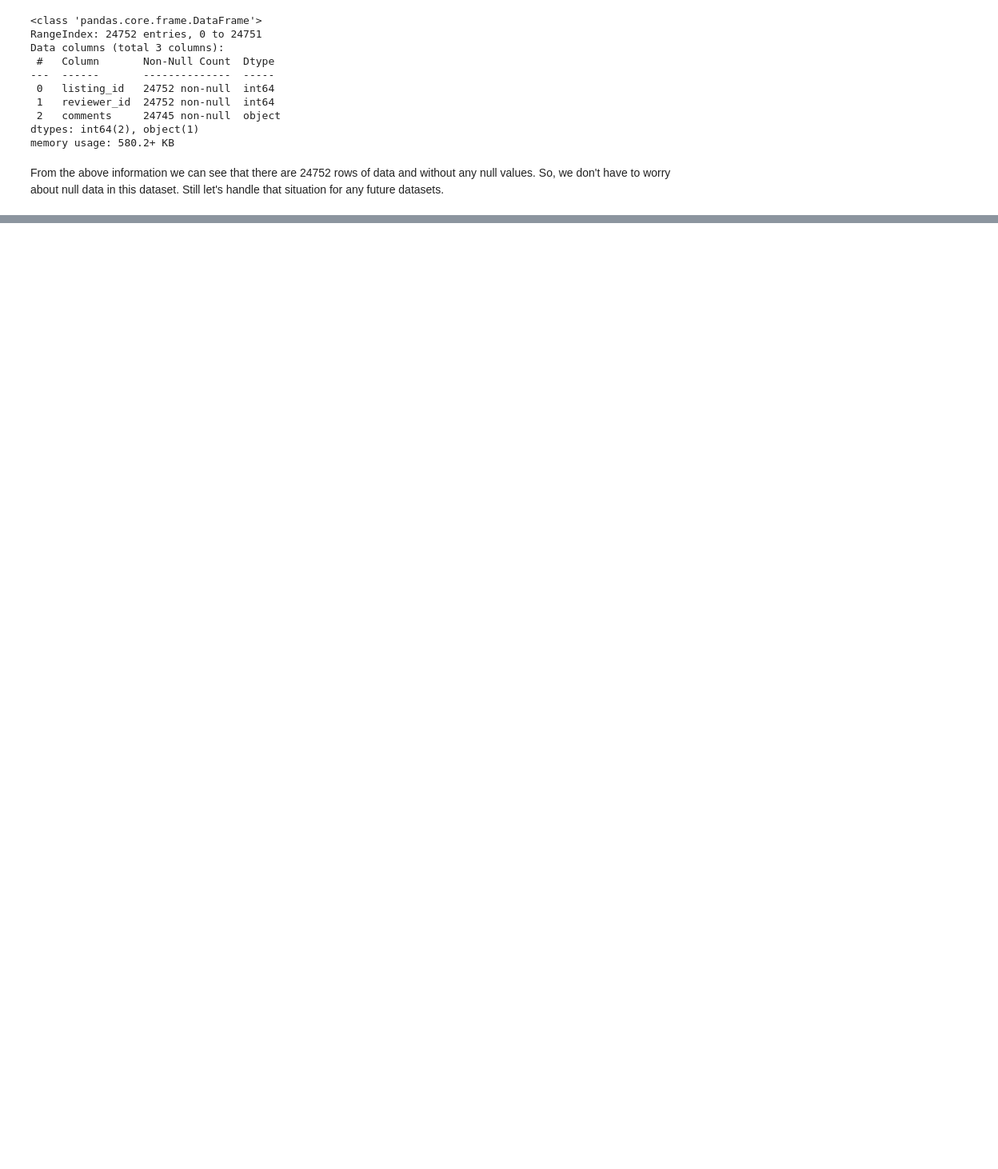
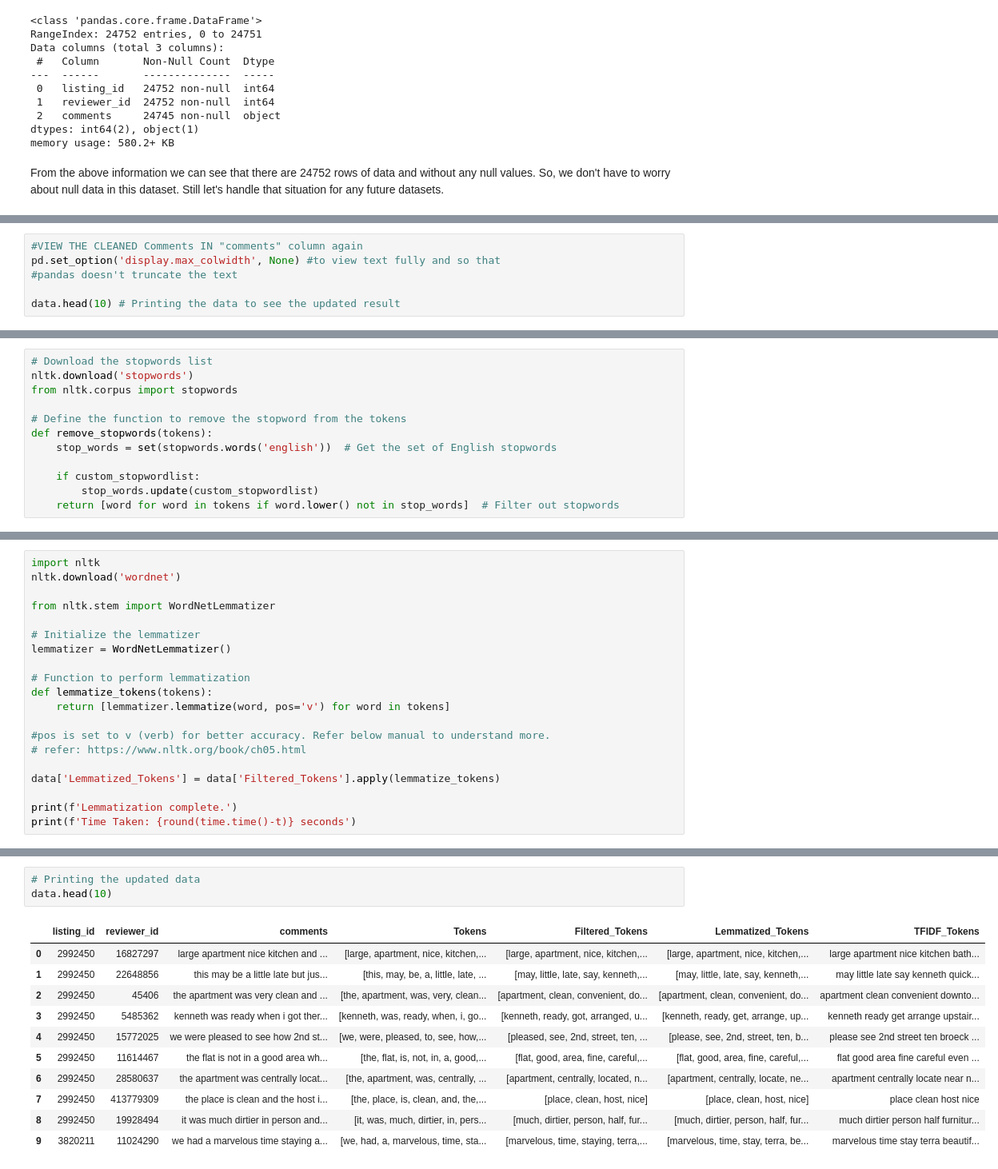
Before and after one commit to krishanuc/CapstoneSentimentAnalysis, a Jupyter notebook: TopicModeling_SentimentAnalysis.ipynb, the cells around one changed output, grey strips where cells are left out. Shown at 80% size. Drawn from its saved outputs; the diff is of its cells as text; blank space fills up the shorter version.

Commit message:
Completed till the data cleaning and pre-processing

```diff
--- a/TopicModeling_SentimentAnalysis.ipynb
+++ b/TopicModeling_SentimentAnalysis.ipynb
@@ -153,0 +227,6 @@ Missing values found in the dataset.
+# %%
+#VIEW THE CLEANED Comments IN "comments" column again
+pd.set_option('display.max_colwidth', None) #to view text fully and so that
+#pandas doesn't truncate the text
+
+data.head(10) # Printing the data to see the updated result
@@ -153,0 +286,12 @@ Missing values found in the dataset.
+# %%
+# Download the stopwords list
+nltk.download('stopwords')
+from nltk.corpus import stopwords
+
+# Define the function to remove the stopword from the tokens
+def remove_stopwords(tokens):
+    stop_words = set(stopwords.words('english'))  # Get the set of English stopwords
+
+    if custom_stopwordlist:
+        stop_words.update(custom_stopwordlist)
+    return [word for word in tokens if word.lower() not in stop_words]  # Filter out stopwords
@@ -153,0 +371,20 @@ Missing values found in the dataset.
+# %%
+import nltk
+nltk.download('wordnet')
+
+from nltk.stem import WordNetLemmatizer
+
+# Initialize the lemmatizer
+lemmatizer = WordNetLemmatizer()
+
+# Function to perform lemmatization
+def lemmatize_tokens(tokens):
+    return [lemmatizer.lemmatize(word, pos='v') for word in tokens]
+
+#pos is set to v (verb) for better accuracy. Refer below manual to understand more.
+# refer: https://www.nltk.org/book/ch05.html
+
+data['Lemmatized_Tokens'] = data['Filtered_Tokens'].apply(lemmatize_tokens)
+
+print(f'Lemmatization complete.')
+print(f'Time Taken: {round(time.time()-t)} seconds')
@@ -153,0 +435,15 @@ Missing values found in the dataset.
+# %%
+# Printing the updated data
+data.head(10)
+# %% [output]
+|  | listing_id | reviewer_id | comments | Tokens | Filtered_Tokens | Lemmatized_Tokens | TFIDF_Tokens |
+| 0 | 2992450 | 16827297 | large apartment nice kitchen and ... | [large, apartment, nice, kitchen,... | [large, apartment, nice, kitchen,... | [large, apartment, nice, kitchen,... | large apartment nice kitchen bath... |
+| 1 | 2992450 | 22648856 | this may be a little late but jus... | [this, may, be, a, little, late, ... | [may, little, late, say, kenneth,... | [may, little, late, say, kenneth,... | may little late say kenneth quick... |
+| 2 | 2992450 | 45406 | the apartment was very clean and ... | [the, apartment, was, very, clean... | [apartment, clean, convenient, do... | [apartment, clean, convenient, do... | apartment clean convenient downto... |
+| 3 | 2992450 | 5485362 | kenneth was ready when i got ther... | [kenneth, was, ready, when, i, go... | [kenneth, ready, got, arranged, u... | [kenneth, ready, get, arrange, up... | kenneth ready get arrange upstair... |
+| 4 | 2992450 | 15772025 | we were pleased to see how 2nd st... | [we, were, pleased, to, see, how,... | [pleased, see, 2nd, street, ten, ... | [please, see, 2nd, street, ten, b... | please see 2nd street ten broeck ... |
+| 5 | 2992450 | 11614467 | the flat is not in a good area wh... | [the, flat, is, not, in, a, good,... | [flat, good, area, fine, careful,... | [flat, good, area, fine, careful,... | flat good area fine careful even ... |
+| 6 | 2992450 | 28580637 | the apartment was centrally locat... | [the, apartment, was, centrally, ... | [apartment, centrally, located, n... | [apartment, centrally, locate, ne... | apartment centrally locate near n... |
+| 7 | 2992450 | 413779309 | the place is clean and the host i... | [the, place, is, clean, and, the,... | [place, clean, host, nice] | [place, clean, host, nice] | place clean host nice |
+| 8 | 2992450 | 19928494 | it was much dirtier in person and... | [it, was, much, dirtier, in, pers... | [much, dirtier, person, half, fur... | [much, dirtier, person, half, fur... | much dirtier person half furnitur... |
+| 9 | 3820211 | 11024290 | we had a marvelous time staying a... | [we, had, a, marvelous, time, sta... | [marvelous, time, staying, terra,... | [marvelous, time, stay, terra, be... | marvelous time stay terra beautif... |
```
Also changed, not shown: parts of 18 cells of this notebook.
